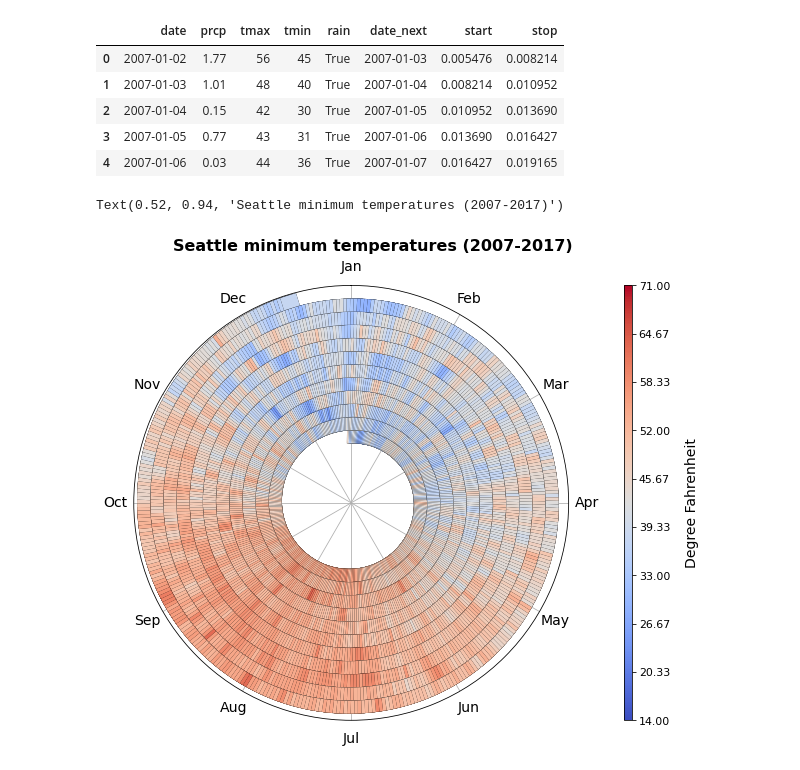
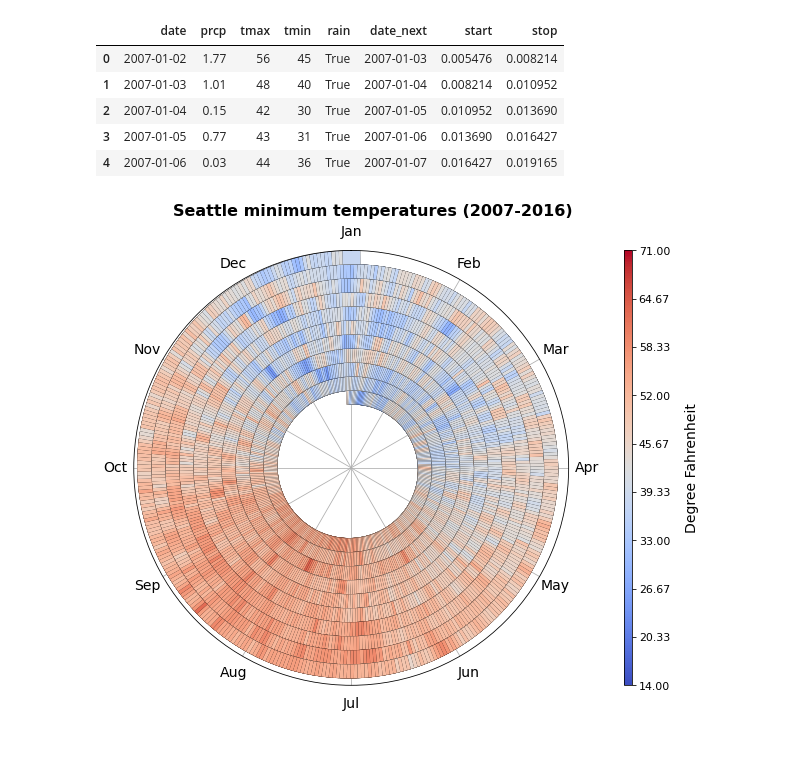
Before and after one commit to evortigosa/InfoVis, a Jupyter notebook: spiral_chart.ipynb, the cells around one changed output. Cells and saved outputs as stored; diff of their text form; code cells hidden in the pictures.

```diff
--- a/spiral_chart.ipynb
+++ b/spiral_chart.ipynb
@@ -110,6 +110,9 @@ data.columns= [x.lower() for x in data.columns]
 data['date']= data['date'].apply(pd.to_datetime)
 
 start_date= '2007-01-01'
+end_date= '2016-12-31'
+
+data= data.loc[(data['date']>= start_date) & (data['date']<= end_date)].reset_index(drop=True)
 
 data= data.loc[(data['date']> start_date)].reset_index(drop=True)
 data.head()
@@ -125,7 +128,7 @@ data.head()
 CAPSTYLE="projecting"
 COLORMAP="coolwarm"
 
-LINEWIDTH=13
+LINEWIDTH=14
 EDGEWIDTH=0
 INNERWIDTH=5
 ALPHA=1
@@ -167,34 +170,33 @@ for idx, event in data.iterrows():
     t= np.linspace(tstart, tstop, nsamples)
     theta= 2 * np.pi * t
     arc,= ax.plot(theta, t, lw=LINEWIDTH, color=color, solid_capstyle=CAPSTYLE, alpha=ALPHA)
     arc.set_path_effects([mpe.Stroke(linewidth=LINEWIDTH+EDGEWIDTH, foreground='black'), mpe.Normal()])
 
 # grid and labels
 ax.set_rticks([])
 ax.set_rlim(bottom=-INNERWIDTH)
 ax.set_theta_zero_location("N")
 ax.set_theta_direction(-1)
 ax.set_xticks(np.linspace(0, 2*np.pi, len(months), endpoint=False))
 ax.set_xticklabels(months)
 ax.tick_params('x', pad=8)
 ax.xaxis.set_tick_params(labelsize=14)
 ax.grid(True)
 
 # setup the colorbar
 tmin= data['tmin'].min()
 tmax= data['tmin'].max()
 norm= mpl.colors.Normalize(vmin=tmin, vmax=tmax)
 sm= plt.cm.ScalarMappable(cmap=COLORMAP, norm=norm)
 sm.set_array([])
 cbar= plt.colorbar(sm, ticks=np.linspace(tmin, tmax, 10), fraction=0.04, aspect=60, pad=0.1, ax=ax)
 cbar.ax.tick_params(labelsize=11)
 cbar.set_label(label='Degree Fahrenheit', size=14, labelpad=15)
 
 fig.text(0.52, 0.94,
-    'Seattle minimum temperatures (2007-2017)', fontsize=16, fontweight="bold", ha="center"
+    'Seattle minimum temperatures (2007-2016)', fontsize=16, fontweight="bold", ha="center"
 )
 
-#plt.savefig('ring_chart_temp.pdf', pad_inches=0, bbox_inches="tight")
+#plt.savefig('ring_chart_temp.pdf', pad_inches=0.02, bbox_inches="tight")
 # %% [output]
-Text(0.52, 0.94, 'Seattle minimum temperatures (2007-2017)')
-[figure, old version]
+[figure, new version]
```
Also changed, not shown: 4 other files.
